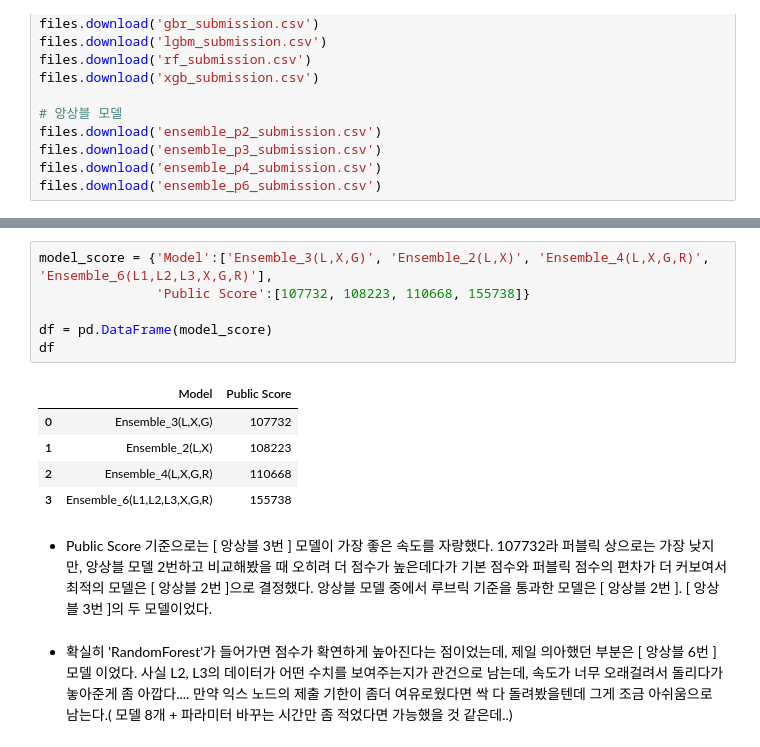
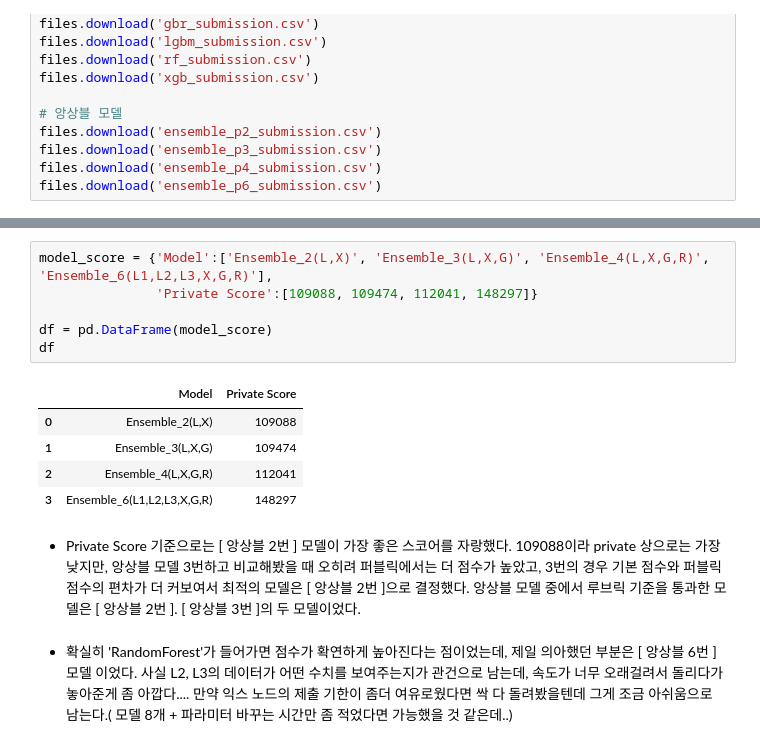
Before and after one commit to Wdstar09/Aiffel_project, a Jupyter notebook: LMS_Exploration/E-04/[E_04]exploration_04.ipynb, the cells around one changed output, grey strips where cells are left out. Drawn from its saved outputs; the diff is of its cells as text.

```diff
--- a/LMS_Exploration/E-04/[E_04]exploration_04.ipynb
+++ b/LMS_Exploration/E-04/[E_04]exploration_04.ipynb
@@ -1289,19 +1289,19 @@ files.download('ensemble_p6_submission.csv')
 
 ![20220507235153](https://user-images.githubusercontent.com/100528803/167259730-b2c1dbae-8a2b-4e66-8102-5fef03787a96.png)
 # %%
-model_score = {'Model':['Ensemble_3(L,X,G)', 'Ensemble_2(L,X)', 'Ensemble_4(L,X,G,R)', 'Ensemble_6(L1,L2,L3,X,G,R)'],
-               'Public Score':[107732, 108223, 110668, 155738]}
+model_score = {'Model':['Ensemble_2(L,X)', 'Ensemble_3(L,X,G)', 'Ensemble_4(L,X,G,R)', 'Ensemble_6(L1,L2,L3,X,G,R)'],
+               'Private Score':[109088, 109474, 112041, 148297]}
 
 df = pd.DataFrame(model_score)
 df
 # %% [output]
-|  | Model | Public Score |
-| 0 | Ensemble_3(L,X,G) | 107732 |
-| 1 | Ensemble_2(L,X) | 108223 |
-| 2 | Ensemble_4(L,X,G,R) | 110668 |
-| 3 | Ensemble_6(L1,L2,L3,X,G,R) | 155738 |
+|  | Model | Private Score |
+| 0 | Ensemble_2(L,X) | 109088 |
+| 1 | Ensemble_3(L,X,G) | 109474 |
+| 2 | Ensemble_4(L,X,G,R) | 112041 |
+| 3 | Ensemble_6(L1,L2,L3,X,G,R) | 148297 |
 # %% [markdown]
-* Public Score 기준으로는 [ 앙상블 3번 ] 모델이 가장 좋은 속도를 자랑했다. 107732라 퍼블릭 상으로는 가장 낮지만, 앙상블 모델 2번하고 비교해봤을 때 오히려 더 점수가 높은데다가 기본 점수와 퍼블릭 점수의 편차가 더 커보여서 최적의 모델은 [ 앙상블 2번 ]으로 결정했다. 앙상블 모델 중에서 루브릭 기준을 통과한 모델은 [ 앙상블 2번 ]. [ 앙상블 3번 ]의 두 모델이었다.
+* Private Score 기준으로는 [ 앙상블 2번 ] 모델이 가장 좋은 스코어를 자랑했다. 109088이라 private 상으로는 가장 낮지만, 앙상블 모델 3번하고 비교해봤을 때 오히려 퍼블릭에서는 더 점수가 높았고, 3번의 경우 기본 점수와 퍼블릭 점수의 편차가 더 커보여서 최적의 모델은 [ 앙상블 2번 ]으로 결정했다. 앙상블 모델 중에서 루브릭 기준을 통과한 모델은 [ 앙상블 2번 ]. [ 앙상블 3번 ]의 두 모델이었다.
 # %% [markdown]
 * 확실히 'RandomForest'가 들어가면 점수가 확연하게 높아진다는 점이었는데, 제일 의아했던 부분은 [ 앙상블 6번 ]모델 이었다. 사실 L2, L3의 데이터가 어떤 수치를 보여주는지가 관건으로 남는데, 속도가 너무 오래걸려서 돌리다가 놓아준게 좀 아깝다.... 만약 익스 노드의 제출 기한이 좀더 여유로웠다면 싹 다 돌려봤을텐데 그게 조금 아쉬움으로 남는다.( 모델 8개 + 파라미터 바꾸는 시간만 좀 적었다면 가능했을 것 같은데..)
 # %% [markdown]
```
Also changed, not shown: parts of 7 cells of this notebook.
